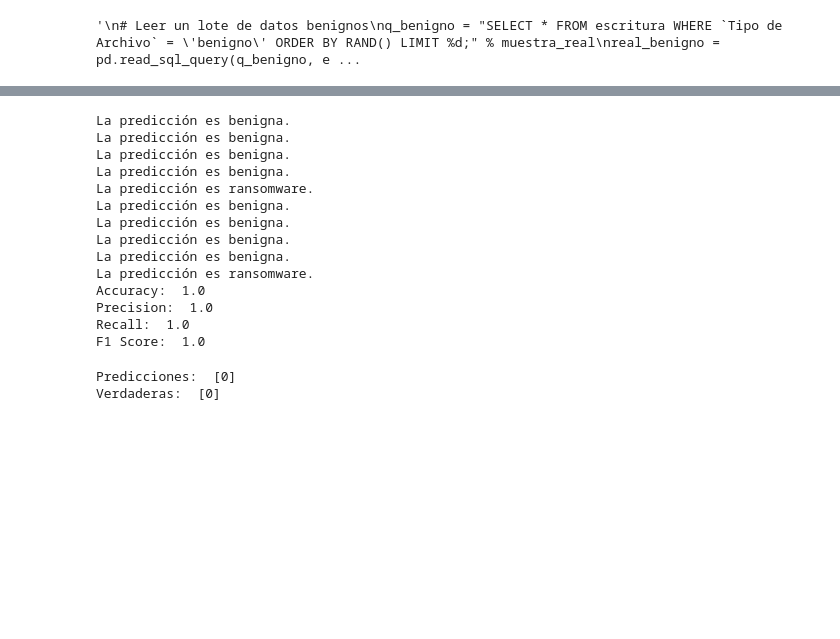
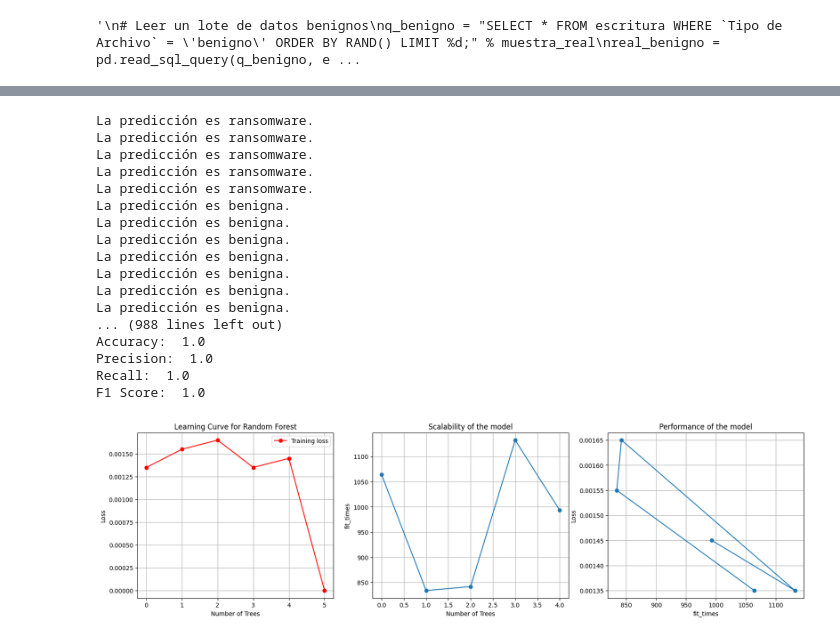
Before and after one commit to MarcoBetance0327/RanSap, a Jupyter notebook: V4.ipynb, the cells around one changed output, grey strips where cells are left out. Cells and saved outputs as stored; diff of their text form; code cells hidden in the pictures; blank space fills up the shorter version.

```diff
--- a/V4.ipynb
+++ b/V4.ipynb
@@ -507,6 +510,7 @@ for pred in predictions_labels:
     else:
         print("Etiqueta desconocida.")
 
+
 accuracy = accuracy_score(y_true_encoded, predictions)
 precision = precision_score(y_true_encoded, predictions)
 recall = recall_score(y_true_encoded, predictions)
@@ -516,25 +520,26 @@ print("Accuracy: ", accuracy)
 print("Precision: ", precision)
 print("Recall: ", recall)
 print("F1 Score: ", f1)
+
+
+# Calcula la pérdida (por ejemplo, tasa de error de clasificación) y almacénala
+loss = zero_one_loss(y_true_encoded, predictions)
+losses.append(loss)
 # %% [output]
-La predicción es benigna.
-La predicción es benigna.
-La predicción es benigna.
-La predicción es benigna.
+La predicción es ransomware.
+La predicción es ransomware.
+La predicción es ransomware.
+La predicción es ransomware.
 La predicción es ransomware.
 La predicción es benigna.
 La predicción es benigna.
 La predicción es benigna.
 La predicción es benigna.
-La predicción es ransomware.
+La predicción es benigna.
+La predicción es benigna.
+La predicción es benigna.
+... (988 lines left out)
 Accuracy:  1.0
 Precision:  1.0
 Recall:  1.0
 F1 Score:  1.0
-# %%
-print("Predicciones: ", predictions)
-print("Verdaderas: ", y_true_encoded)
-print(" ")
-# %% [output]
-Predicciones:  [0]
-Verdaderas:  [0]
@@ -540,0 +586,8 @@ Verdaderas:  [0]
+# %%
+# Llama a la función plot_learning_curve
+plot_learning_curve(forest, losses, fit_times, "Learning Curve for Random Forest")
+
+# Muestra las gráficas
+plt.show()
+# %% [output]
+[figure, added]
```
Also changed, not shown: parts of 22 cells of this notebook.
